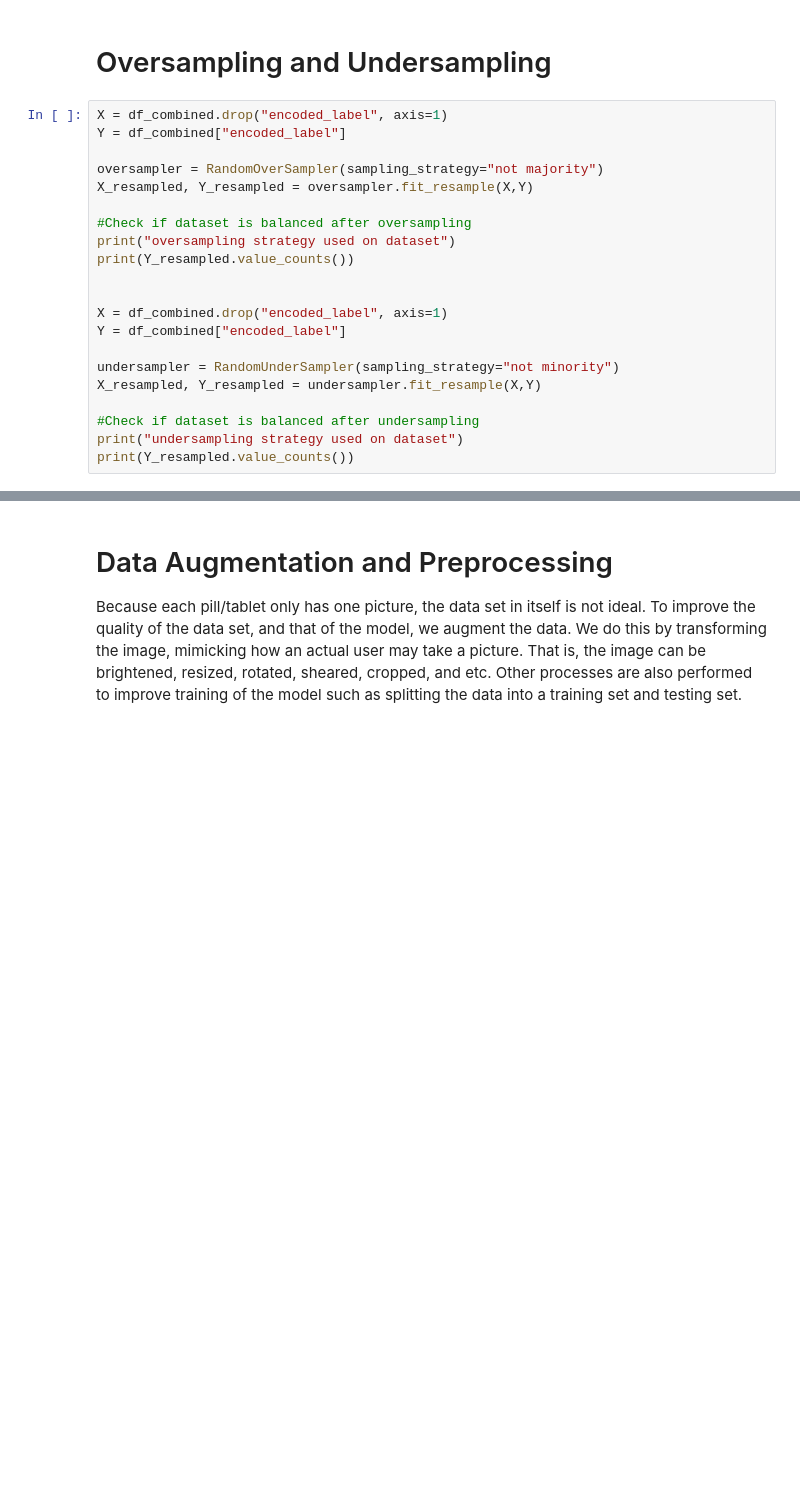
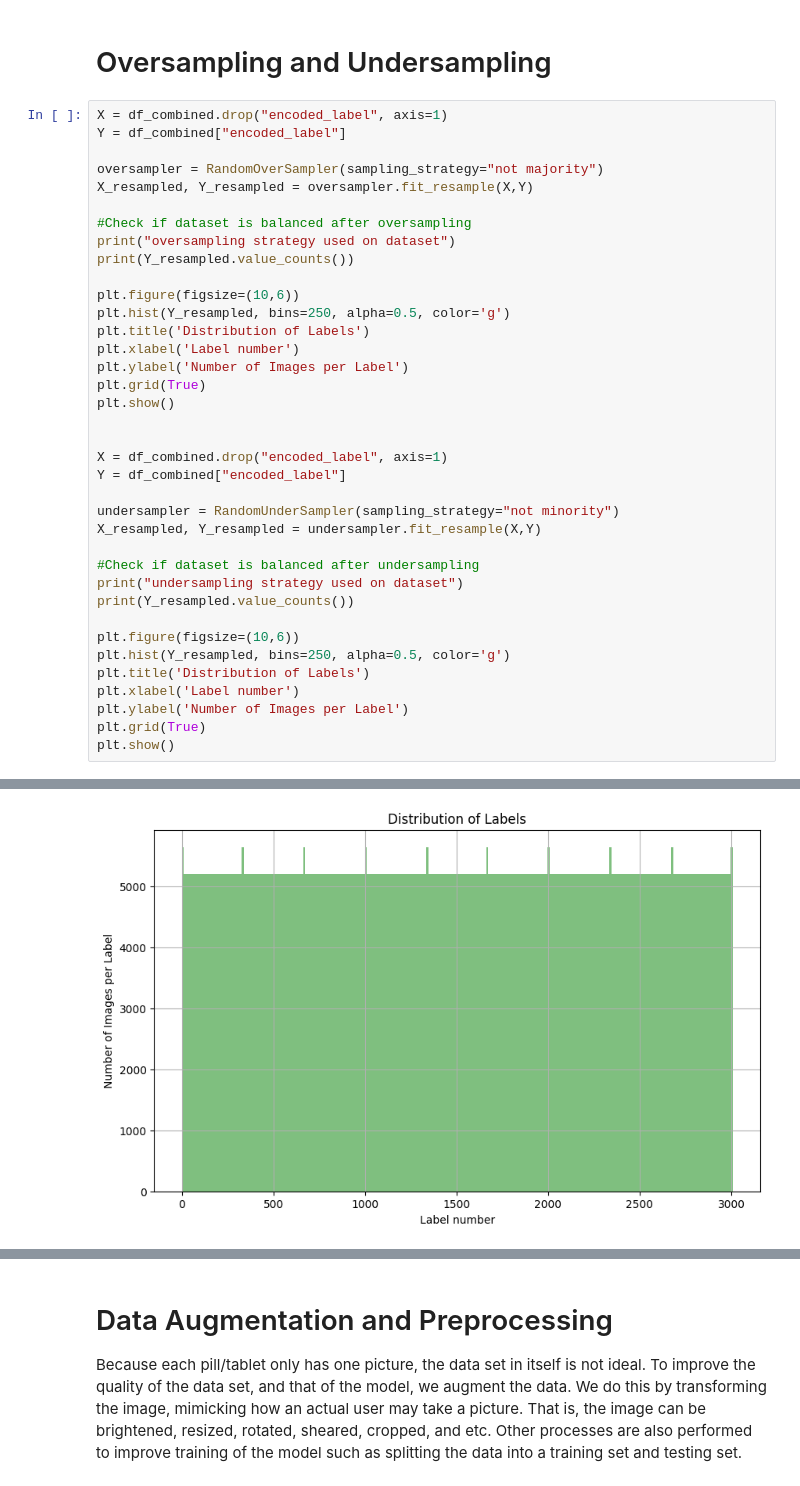
Before and after one commit to Chr728/Compass, a Jupyter notebook: pillIdentifierAI/Pill_Identifier - CUDA.ipynb, the cells around one changed output, grey strips where cells are left out. Drawn from its saved outputs; the diff is of its cells as text; blank space fills up the shorter version.

Commit message:
#351 Generating graphs for oversampling and undersampled dataset

```diff
--- a/pillIdentifierAI/Pill_Identifier - CUDA.ipynb
+++ b/pillIdentifierAI/Pill_Identifier - CUDA.ipynb
@@ -190,6 +197,14 @@ X_resampled, Y_resampled = oversampler.fit_resample(X,Y)
 print("oversampling strategy used on dataset")
 print(Y_resampled.value_counts())
 
+plt.figure(figsize=(10,6))
+plt.hist(Y_resampled, bins=250, alpha=0.5, color='g')
+plt.title('Distribution of Labels')
+plt.xlabel('Label number')
+plt.ylabel('Number of Images per Label')
+plt.grid(True)
+plt.show()
+
 
 X = df_combined.drop("encoded_label", axis=1)
 Y = df_combined["encoded_label"]
@@ -200,4 +215,12 @@ X_resampled, Y_resampled = undersampler.fit_resample(X,Y)
 #Check if dataset is balanced after undersampling
 print("undersampling strategy used on dataset")
 print(Y_resampled.value_counts())
+
+plt.figure(figsize=(10,6))
+plt.hist(Y_resampled, bins=250, alpha=0.5, color='g')
+plt.title('Distribution of Labels')
+plt.xlabel('Label number')
+plt.ylabel('Number of Images per Label')
+plt.grid(True)
+plt.show()
 # %% [output]
@@ -204,12 +228,13 @@ print(Y_resampled.value_counts())
 1052    434
 769     434
 785     434
 787     434
 789     434
        ...
 612     434
 611     434
 617     434
 618     434
 2457    434
 Name: encoded_label, Length: 3010, dtype: int64
+[figure, added]
```
Also changed, not shown: parts of 3 cells of this notebook.
